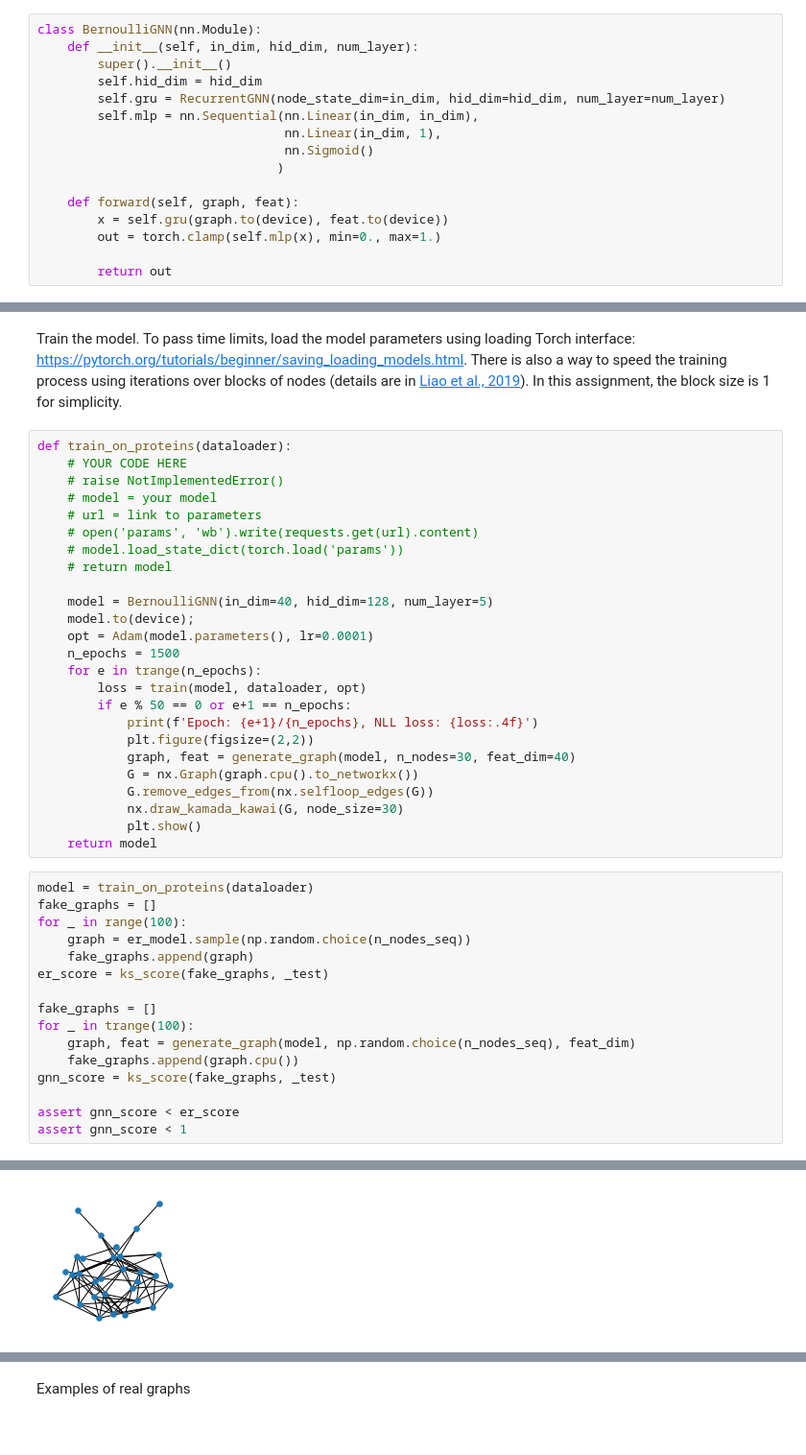
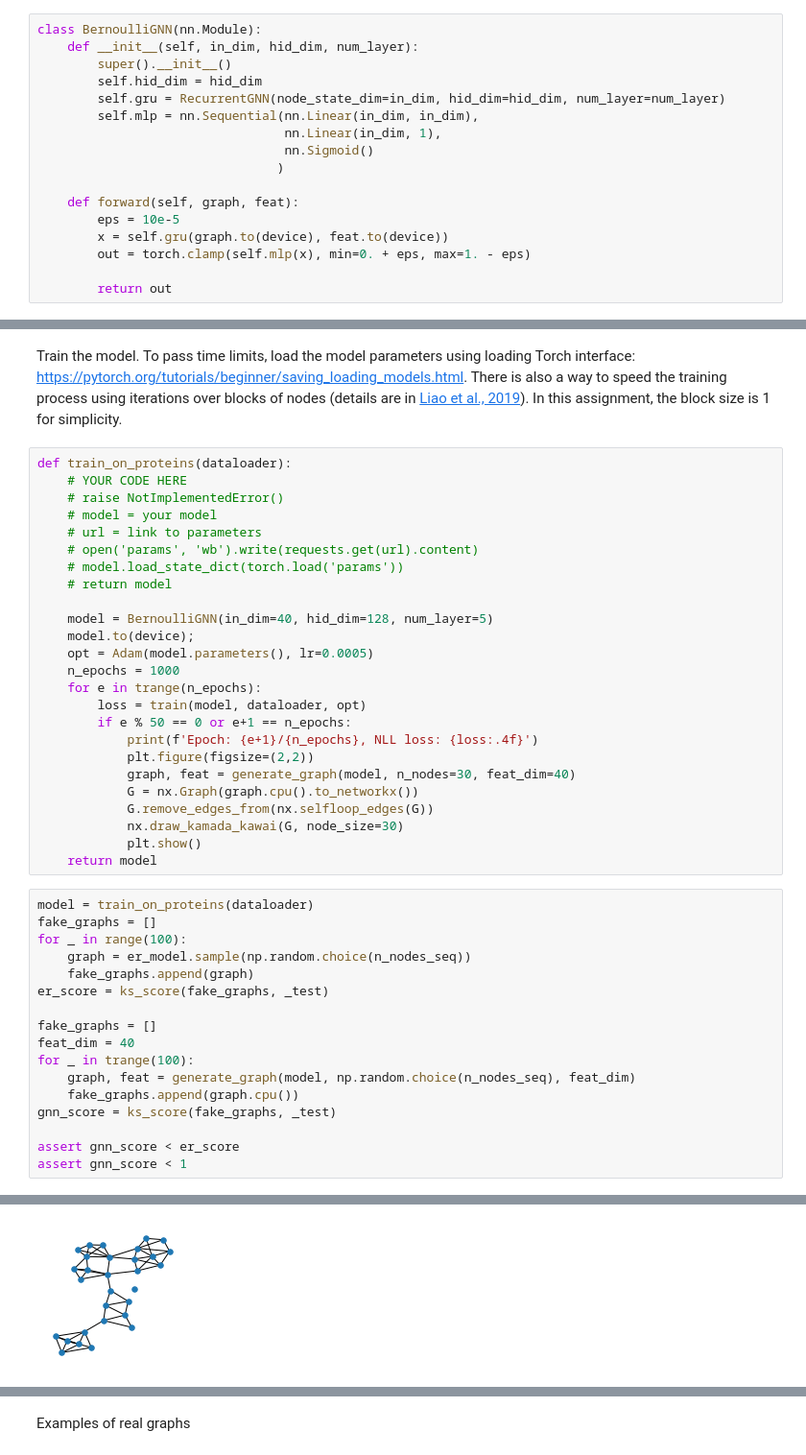
Before and after one commit to AlexShevchuk7/MADE, a Jupyter notebook: Graphs NN/assignment.ipynb, the cells around one changed output, grey strips where cells are left out. Shown at 96% size. Drawn from its saved outputs; the diff is of its cells as text.

```diff
--- a/Graphs NN/assignment.ipynb
+++ b/Graphs NN/assignment.ipynb
@@ -144,8 +144,9 @@ class BernoulliGNN(nn.Module):
                                 )
 
     def forward(self, graph, feat):
+        eps = 10e-5
         x = self.gru(graph.to(device), feat.to(device))
-        out = torch.clamp(self.mlp(x), min=0., max=1.)
+        out = torch.clamp(self.mlp(x), min=0. + eps, max=1. - eps)
 
         return out
 # %%
@@ -677,8 +683,8 @@ def train_on_proteins(dataloader):
 
     model = BernoulliGNN(in_dim=40, hid_dim=128, num_layer=5)
     model.to(device);
-    opt = Adam(model.parameters(), lr=0.0001)
-    n_epochs = 1500
+    opt = Adam(model.parameters(), lr=0.0005)
+    n_epochs = 1000
     for e in trange(n_epochs):
         loss = train(model, dataloader, opt)
         if e % 50 == 0 or e+1 == n_epochs:
@@ -699,6 +705,7 @@ for _ in range(100):
 er_score = ks_score(fake_graphs, _test)
 
 fake_graphs = []
+feat_dim = 40
 for _ in trange(100):
     graph, feat = generate_graph(model, np.random.choice(n_nodes_seq), feat_dim)
     fake_graphs.append(graph.cpu())
@@ -719 +726 @@ Epoch: 201/1500, NLL loss: 0.0322
-[figure, old version]
+[figure, new version]
```
Also changed, not shown: parts of 11 cells of this notebook.
